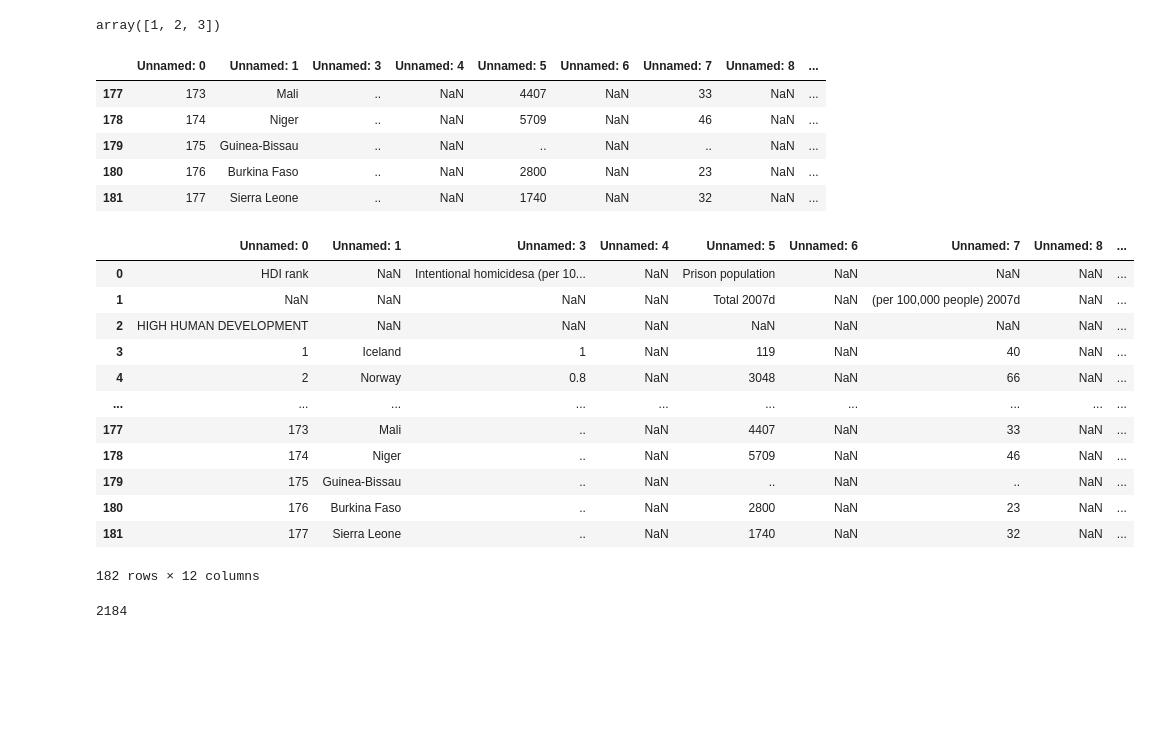
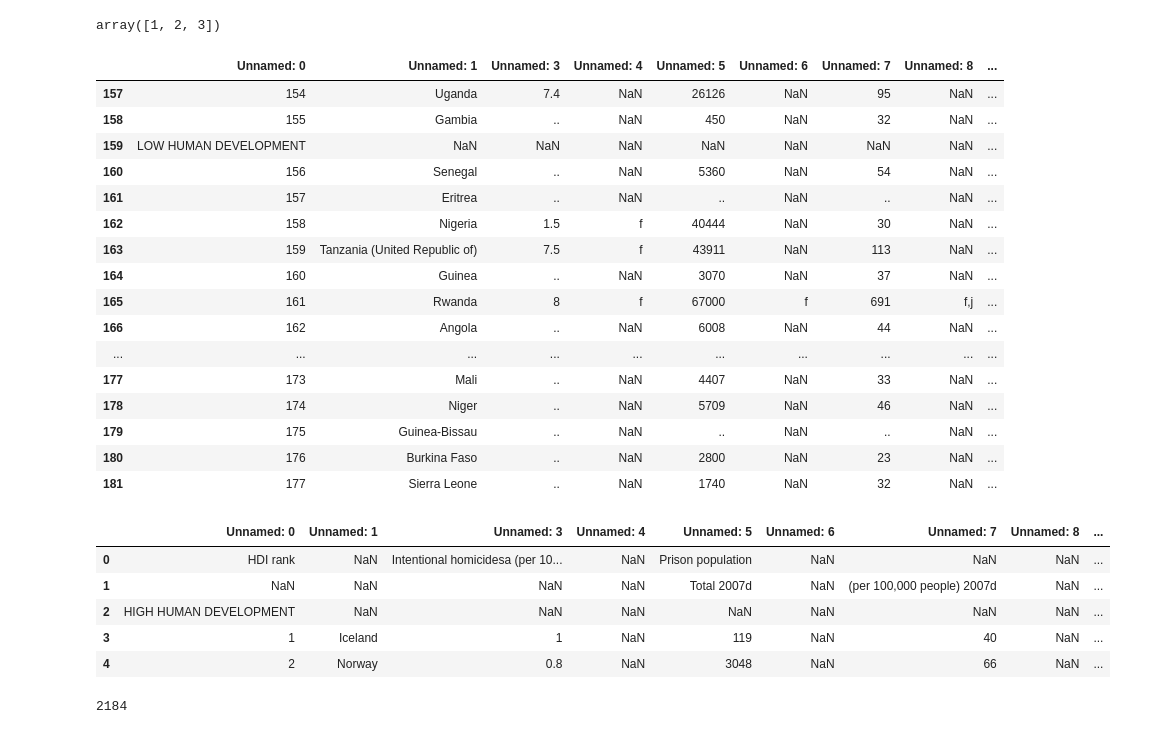
Before and after one commit to marieaimee40/test-sbc4d, a Jupyter notebook: data-wrangling-course.ipynb, the cells around one changed output. Drawn from its saved outputs; the diff is of its cells as text; code cells hidden in the pictures; blank space fills up the shorter version.

```diff
--- a/data-wrangling-course.ipynb
+++ b/data-wrangling-course.ipynb
@@ -113,33 +136,37 @@ array([], dtype=int32)
 np.arange(1,4)
 # %% [output]
 array([1, 2, 3])
-# %%
-df.tail()
-# %% [output]
-|  | Unnamed: 0 | Unnamed: 1 | Unnamed: 3 | Unnamed: 4 | Unnamed: 5 | Unnamed: 6 | Unnamed: 7 | Unnamed: 8 | ... |
-| 177 | 173 | Mali | .. | NaN | 4407 | NaN | 33 | NaN | ... |
-| 178 | 174 | Niger | .. | NaN | 5709 | NaN | 46 | NaN | ... |
-| 179 | 175 | Guinea-Bissau | .. | NaN | .. | NaN | .. | NaN | ... |
-| 180 | 176 | Burkina Faso | .. | NaN | 2800 | NaN | 23 | NaN | ... |
-| 181 | 177 | Sierra Leone | .. | NaN | 1740 | NaN | 32 | NaN | ... |
+# %%
+df.tail(25) #Renvoie la liste des 25 derniers éléments de notre dataframe
+# %% [output]
+|  | Unnamed: 0 | Unnamed: 1 | Unnamed: 3 | Unnamed: 4 | Unnamed: 5 | Unnamed: 6 | Unnamed: 7 | Unnamed: 8 | ... |
+| 157 | 154 | Uganda | 7.4 | NaN | 26126 | NaN | 95 | NaN | ... |
+| 158 | 155 | Gambia | .. | NaN | 450 | NaN | 32 | NaN | ... |
+| 159 | LOW HUMAN DEVELOPMENT | NaN | NaN | NaN | NaN | NaN | NaN | NaN | ... |
+| 160 | 156 | Senegal | .. | NaN | 5360 | NaN | 54 | NaN | ... |
+| 161 | 157 | Eritrea | .. | NaN | .. | NaN | .. | NaN | ... |
+| 162 | 158 | Nigeria | 1.5 | f | 40444 | NaN | 30 | NaN | ... |
+| 163 | 159 | Tanzania (United Republic of) | 7.5 | f | 43911 | NaN | 113 | NaN | ... |
+| 164 | 160 | Guinea | .. | NaN | 3070 | NaN | 37 | NaN | ... |
+| 165 | 161 | Rwanda | 8 | f | 67000 | f | 691 | f,j | ... |
+| 166 | 162 | Angola | .. | NaN | 6008 | NaN | 44 | NaN | ... |
+| ... | ... | ... | ... | ... | ... | ... | ... | ... | ... |
+| 177 | 173 | Mali | .. | NaN | 4407 | NaN | 33 | NaN | ... |
+| 178 | 174 | Niger | .. | NaN | 5709 | NaN | 46 | NaN | ... |
+| 179 | 175 | Guinea-Bissau | .. | NaN | .. | NaN | .. | NaN | ... |
+| 180 | 176 | Burkina Faso | .. | NaN | 2800 | NaN | 23 | NaN | ... |
+| 181 | 177 | Sierra Leone | .. | NaN | 1740 | NaN | 32 | NaN | ... |
 # %%
 df = df.dropna(how="all", axis=1)
 # %%
-df
+df.head()
 # %% [output]
 |  | Unnamed: 0 | Unnamed: 1 | Unnamed: 3 | Unnamed: 4 | Unnamed: 5 | Unnamed: 6 | Unnamed: 7 | Unnamed: 8 | ... |
 | 0 | HDI rank | NaN | Intentional homicidesa (per 10... | NaN | Prison population | NaN | NaN | NaN | ... |
 | 1 | NaN | NaN | NaN | NaN | Total 2007d | NaN | (per 100,000 people) 2007d | NaN | ... |
 | 2 | HIGH HUMAN DEVELOPMENT | NaN | NaN | NaN | NaN | NaN | NaN | NaN | ... |
 | 3 | 1 | Iceland | 1 | NaN | 119 | NaN | 40 | NaN | ... |
 | 4 | 2 | Norway | 0.8 | NaN | 3048 | NaN | 66 | NaN | ... |
-| ... | ... | ... | ... | ... | ... | ... | ... | ... | ... |
-| 177 | 173 | Mali | .. | NaN | 4407 | NaN | 33 | NaN | ... |
-| 178 | 174 | Niger | .. | NaN | 5709 | NaN | 46 | NaN | ... |
-| 179 | 175 | Guinea-Bissau | .. | NaN | .. | NaN | .. | NaN | ... |
-| 180 | 176 | Burkina Faso | .. | NaN | 2800 | NaN | 23 | NaN | ... |
-| 181 | 177 | Sierra Leone | .. | NaN | 1740 | NaN | 32 | NaN | ... |
-182 rows × 12 columns
 # %%
 df.size
 # %% [output]
```
Also changed, not shown: parts of 20 cells of this notebook, 5 other files.
